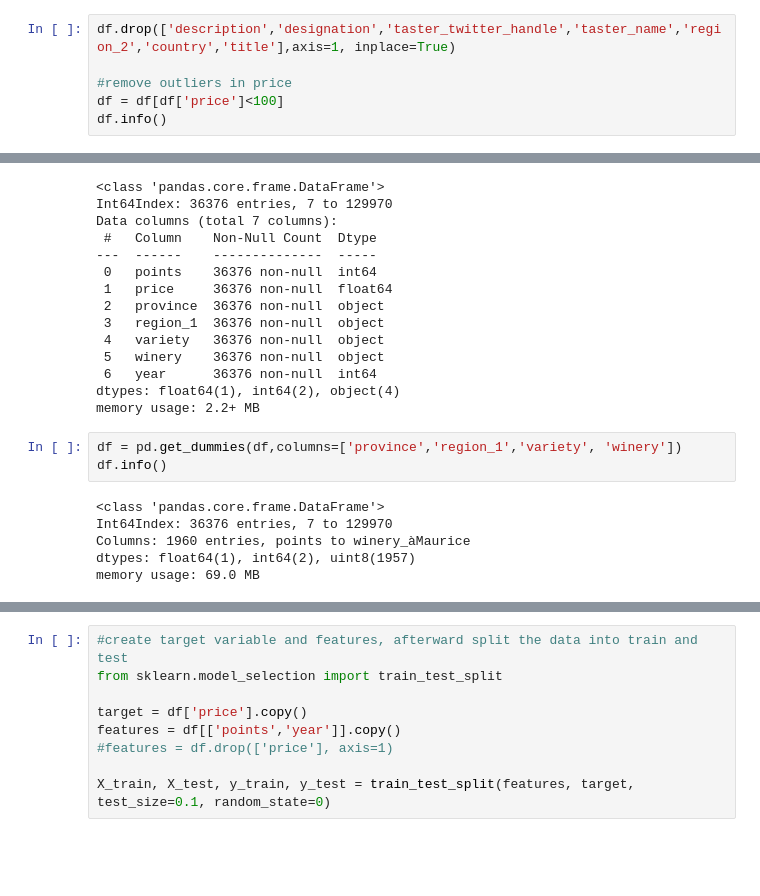
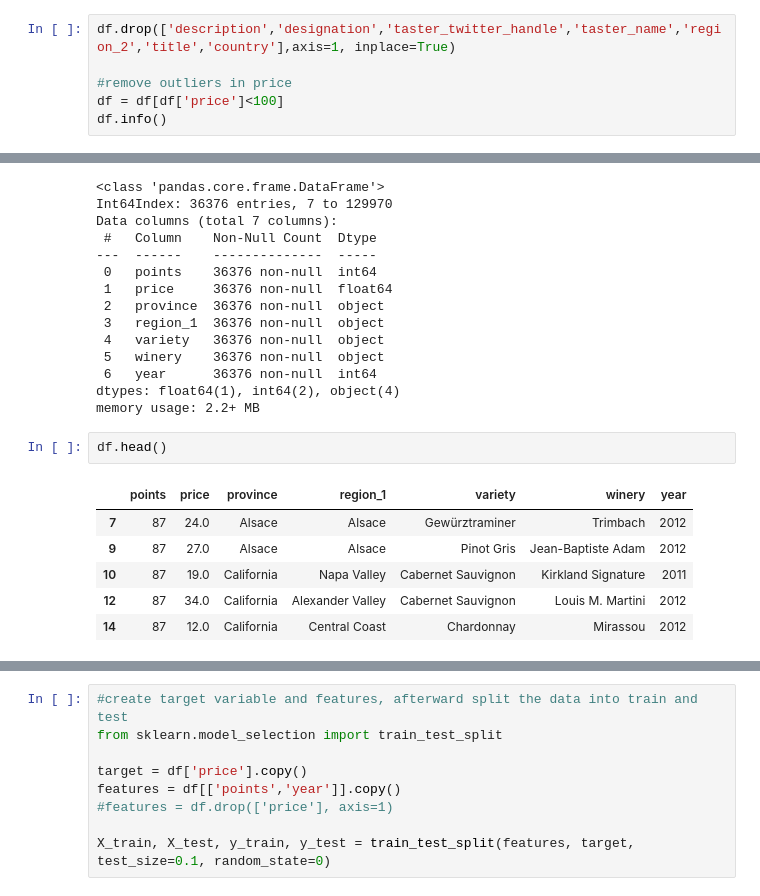
Before and after one commit to kerpa/wine-reviews, a Jupyter notebook: 4-regression.ipynb, the cells around one changed output, grey strips where cells are left out. Saved outputs shown, nothing was run; the diff lists cells and outputs as text; blank space fills up the shorter version.

```diff
--- a/4-regression.ipynb
+++ b/4-regression.ipynb
@@ -94,7 +94,7 @@ min        1973.000000
 max        2017.000000
 Name: year, dtype: float64
 # %%
-df.drop(['description','designation','taster_twitter_handle','taster_name','region_2','country','title'],axis=1, inplace=True)
+df.drop(['description','designation','taster_twitter_handle','taster_name','region_2','title','country'],axis=1, inplace=True)
 
 #remove outliers in price
 df = df[df['price']<100]
@@ -143,12 +143,12 @@ Data columns (total 7 columns):
  6   year      36376 non-null  int64
 dtypes: float64(1), int64(2), object(4)
 memory usage: 2.2+ MB
-# %%
-df = pd.get_dummies(df,columns=['province','region_1','variety', 'winery'])
-df.info()
-# %% [output]
-<class 'pandas.core.frame.DataFrame'>
-Int64Index: 36376 entries, 7 to 129970
-Columns: 1960 entries, points to winery_àMaurice
-dtypes: float64(1), int64(2), uint8(1957)
-memory usage: 69.0 MB
+# %%
+df.head()
+# %% [output]
+|  | points | price | province | region_1 | variety | winery | year |
+| 7 | 87 | 24.0 | Alsace | Alsace | Gewürztraminer | Trimbach | 2012 |
+| 9 | 87 | 27.0 | Alsace | Alsace | Pinot Gris | Jean-Baptiste Adam | 2012 |
+| 10 | 87 | 19.0 | California | Napa Valley | Cabernet Sauvignon | Kirkland Signature | 2011 |
+| 12 | 87 | 34.0 | California | Alexander Valley | Cabernet Sauvignon | Louis M. Martini | 2012 |
+| 14 | 87 | 12.0 | California | Central Coast | Chardonnay | Mirassou | 2012 |
```
Also changed, not shown: parts of 12 cells of this notebook.
